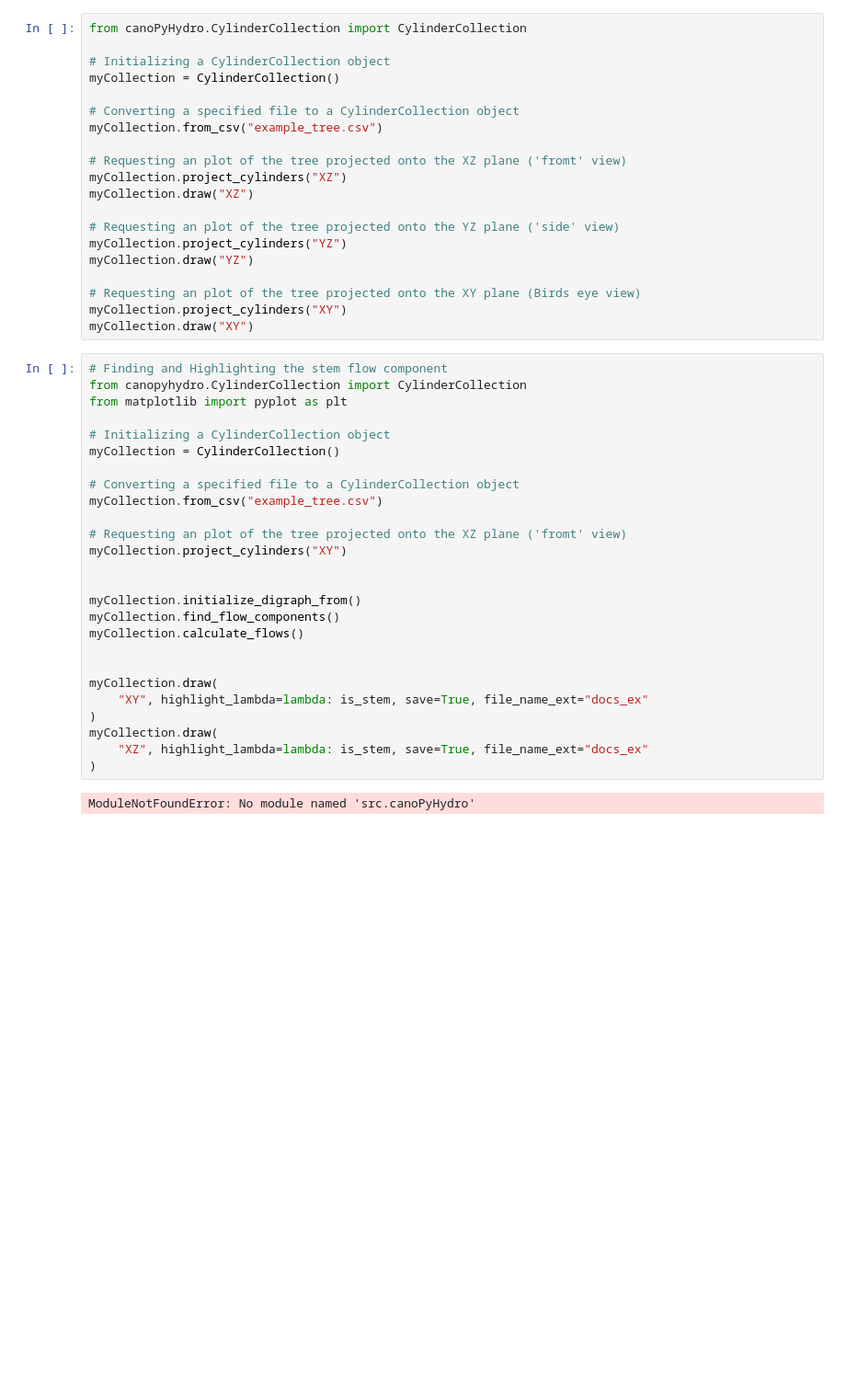
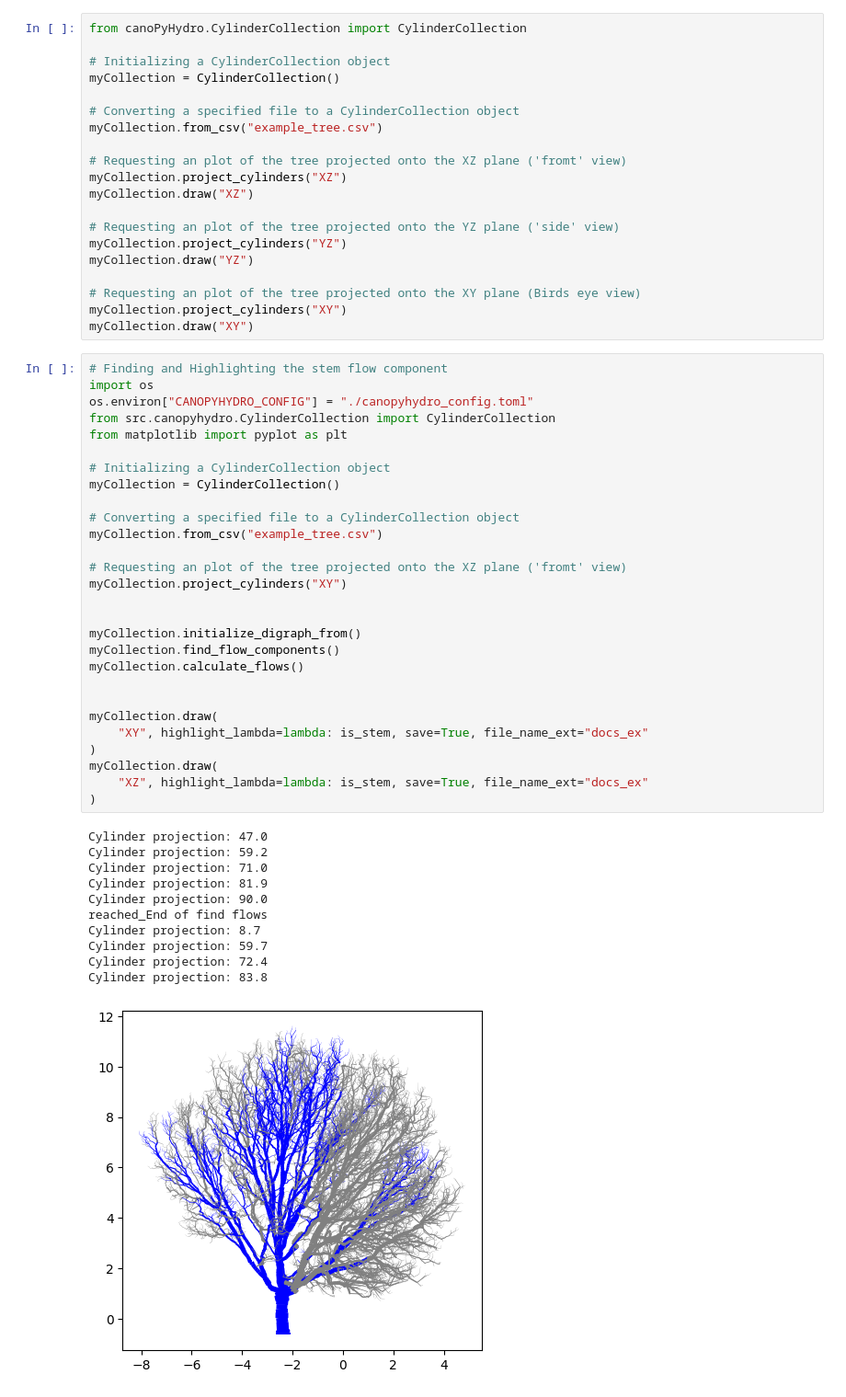
Before and after one commit to wischmcj/canopyHydrodynamics, a Jupyter notebook: docs/source/examples/use_case_example.ipynb, the cells around one changed output. Shown at 92% size. Cells and saved outputs as stored; diff of their text form; blank space fills up the shorter version.

```diff
--- a/docs/source/examples/use_case_example.ipynb
+++ b/docs/source/examples/use_case_example.ipynb
@@ -26,29 +26,41 @@ myCollection.project_cylinders("XY")
 myCollection.draw("XY")
 # %%
 # Finding and Highlighting the stem flow component
-from canopyhydro.CylinderCollection import CylinderCollection
+import os
+os.environ["CANOPYHYDRO_CONFIG"] = "./canopyhydro_config.toml"
+from src.canopyhydro.CylinderCollection import CylinderCollection
 from matplotlib import pyplot as plt
 
 # Initializing a CylinderCollection object
 myCollection = CylinderCollection()
 
 # Converting a specified file to a CylinderCollection object
 myCollection.from_csv("example_tree.csv")
 
 # Requesting an plot of the tree projected onto the XZ plane ('fromt' view)
 myCollection.project_cylinders("XY")
 
 
 myCollection.initialize_digraph_from()
 myCollection.find_flow_components()
 myCollection.calculate_flows()
 
 
 myCollection.draw(
     "XY", highlight_lambda=lambda: is_stem, save=True, file_name_ext="docs_ex"
 )
 myCollection.draw(
     "XZ", highlight_lambda=lambda: is_stem, save=True, file_name_ext="docs_ex"
 )
 # %% [output]
-ModuleNotFoundError: No module named 'src.canoPyHydro'
+Cylinder projection: 47.0
+Cylinder projection: 59.2
+Cylinder projection: 71.0
+Cylinder projection: 81.9
+Cylinder projection: 90.0
+reached_End of find flows
+Cylinder projection: 8.7
+Cylinder projection: 59.7
+Cylinder projection: 72.4
+Cylinder projection: 83.8
+[figure, added]
```
Also changed, not shown: parts of 3 cells of this notebook, 2 other files.
